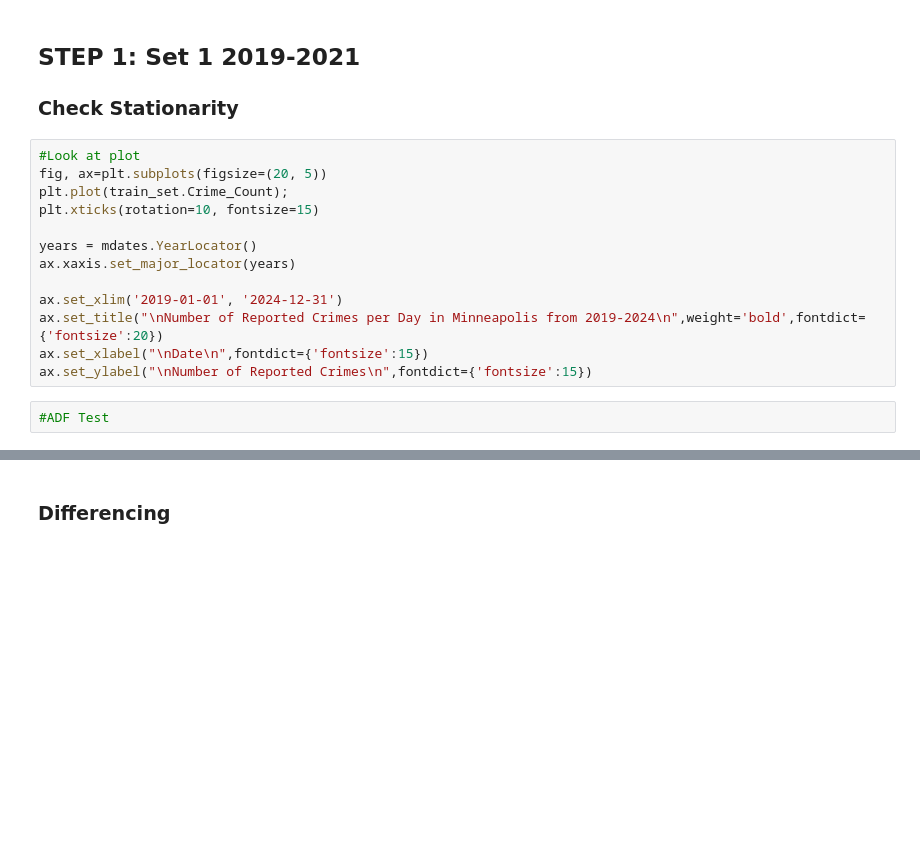
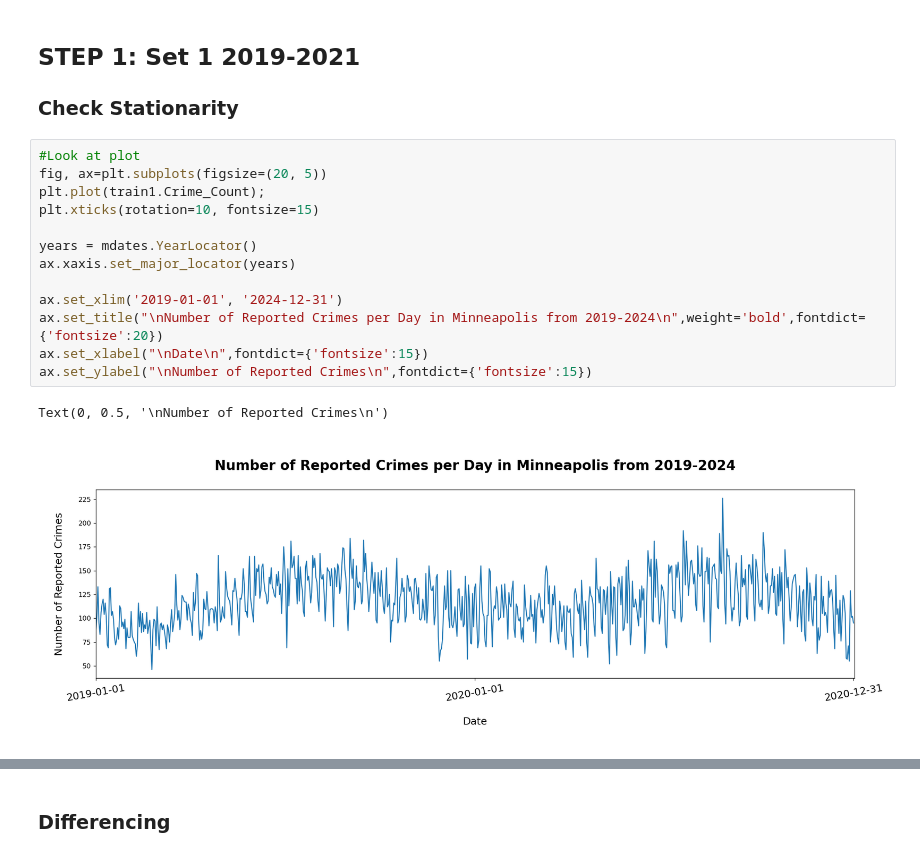
Before and after one commit to Hajar0Ahmed/Time-Series-Crime-Forecasting-Minneapolis, a Jupyter notebook: notebooks/Data_analysis.ipynb, the cells around one changed output, grey strips where cells are left out. Saved outputs shown, nothing was run; the diff lists cells and outputs as text; blank space fills up the shorter version.

```diff
--- a/notebooks/Data_analysis.ipynb
+++ b/notebooks/Data_analysis.ipynb
@@ -89,15 +88,16 @@ test4=df24
 # %%
 #Look at plot
 fig, ax=plt.subplots(figsize=(20, 5))
-plt.plot(train_set.Crime_Count);
+plt.plot(train1.Crime_Count);
 plt.xticks(rotation=10, fontsize=15)
 
 years = mdates.YearLocator()
 ax.xaxis.set_major_locator(years)
 
 ax.set_xlim('2019-01-01', '2024-12-31')
 ax.set_title("\nNumber of Reported Crimes per Day in Minneapolis from 2019-2024\n",weight='bold',fontdict={'fontsize':20})
 ax.set_xlabel("\nDate\n",fontdict={'fontsize':15})
 ax.set_ylabel("\nNumber of Reported Crimes\n",fontdict={'fontsize':15})
+# %% [output]
+Text(0, 0.5, '\nNumber of Reported Crimes\n')
+[figure, added]
-# %%
-#ADF Test
```
Also changed, not shown: parts of 9 cells of this notebook.
